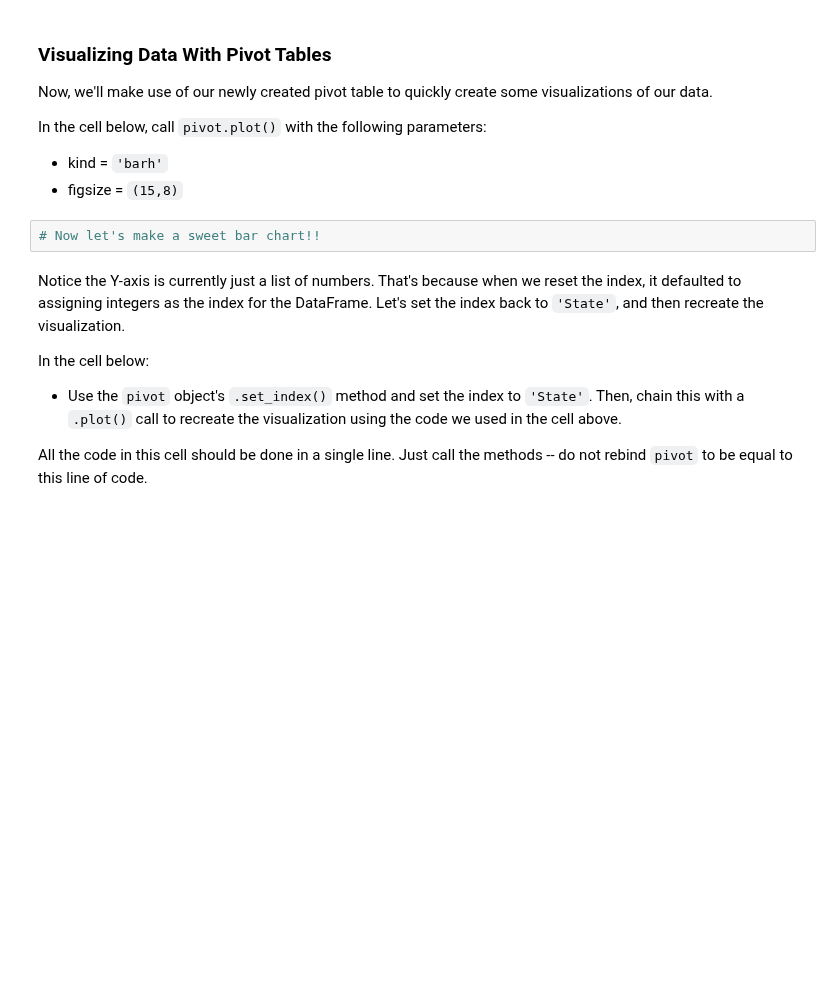
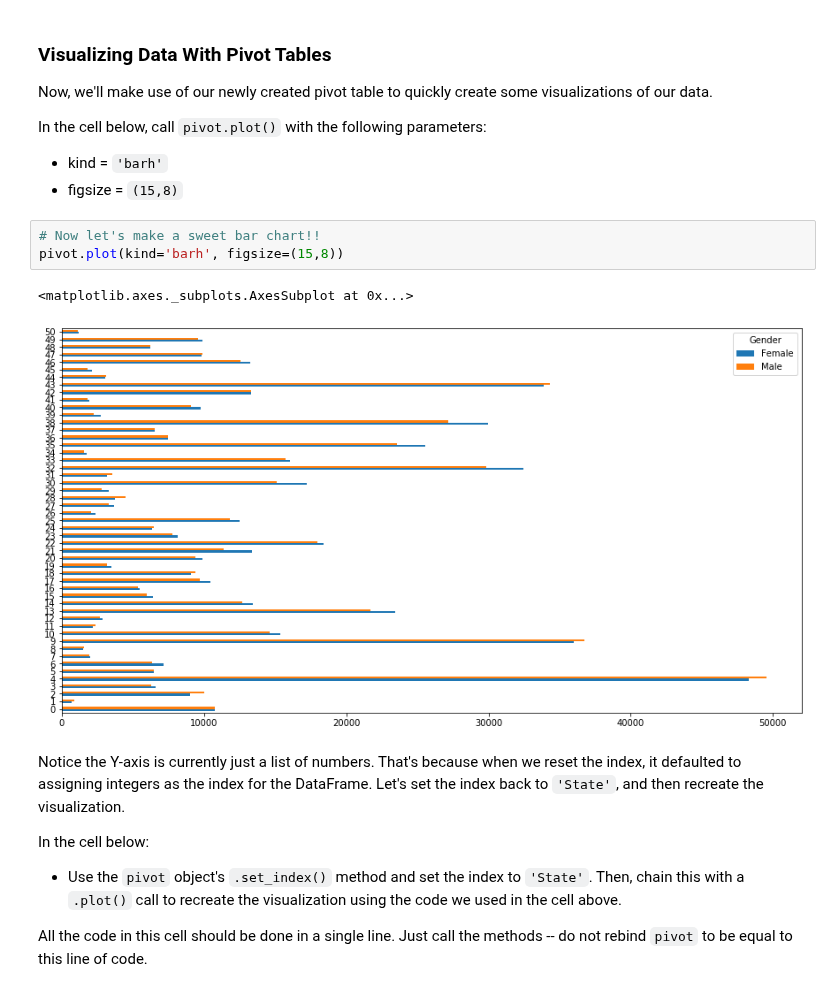
Before and after one commit to amdrexler23/dsc-pivot-tables-pandas-lab-nyc-ds-021720, a Jupyter notebook: index.ipynb, the cells around one changed output. Saved outputs shown, nothing was run; the diff lists cells and outputs as text; blank space fills up the shorter version.

```diff
--- a/index.ipynb
+++ b/index.ipynb
@@ -396,6 +396,10 @@ In the cell below, call `pivot.plot()` with the following parameters:
 * figsize = `(15,8)`
 # %%
 # Now let's make a sweet bar chart!!
+pivot.plot(kind='barh', figsize=(15,8))
+# %% [output]
+<matplotlib.axes._subplots.AxesSubplot at 0x...>
+[figure, added]
 # %% [markdown]
 Notice the Y-axis is currently just a list of numbers.  That's because when we reset the index, it defaulted to assigning integers as the index for the DataFrame.  Let's set the index back to `'State'`, and then recreate the visualization.
 
```
